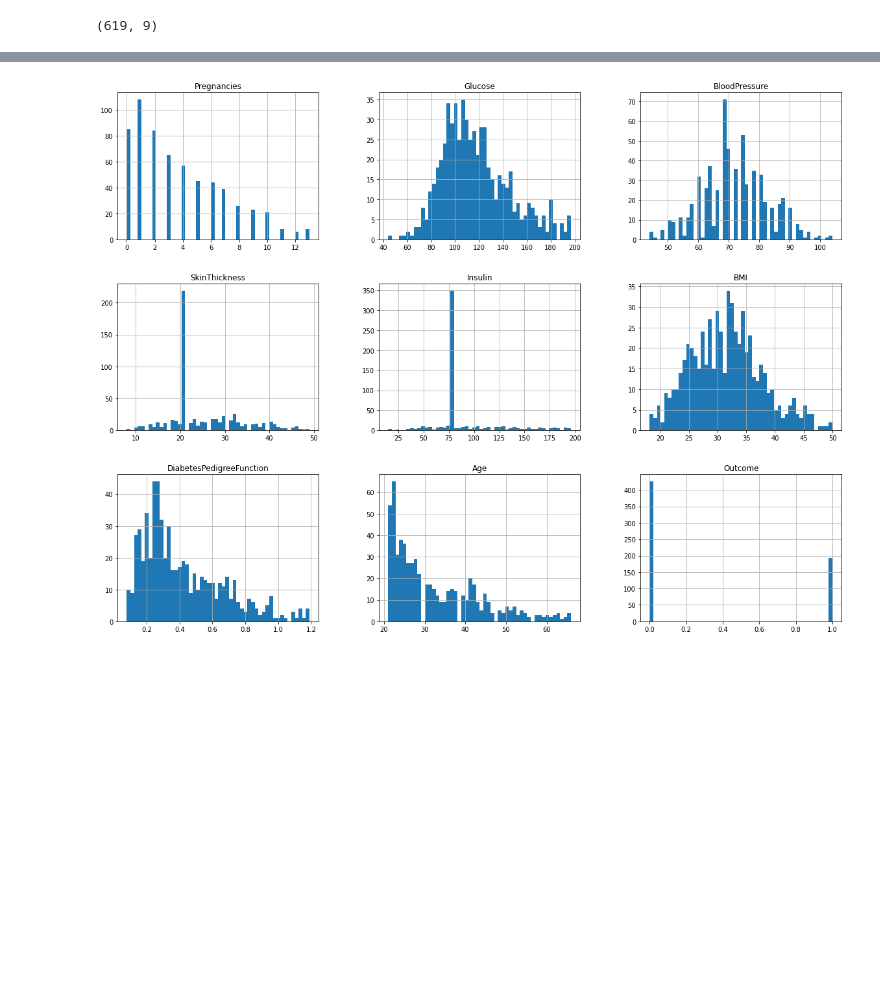
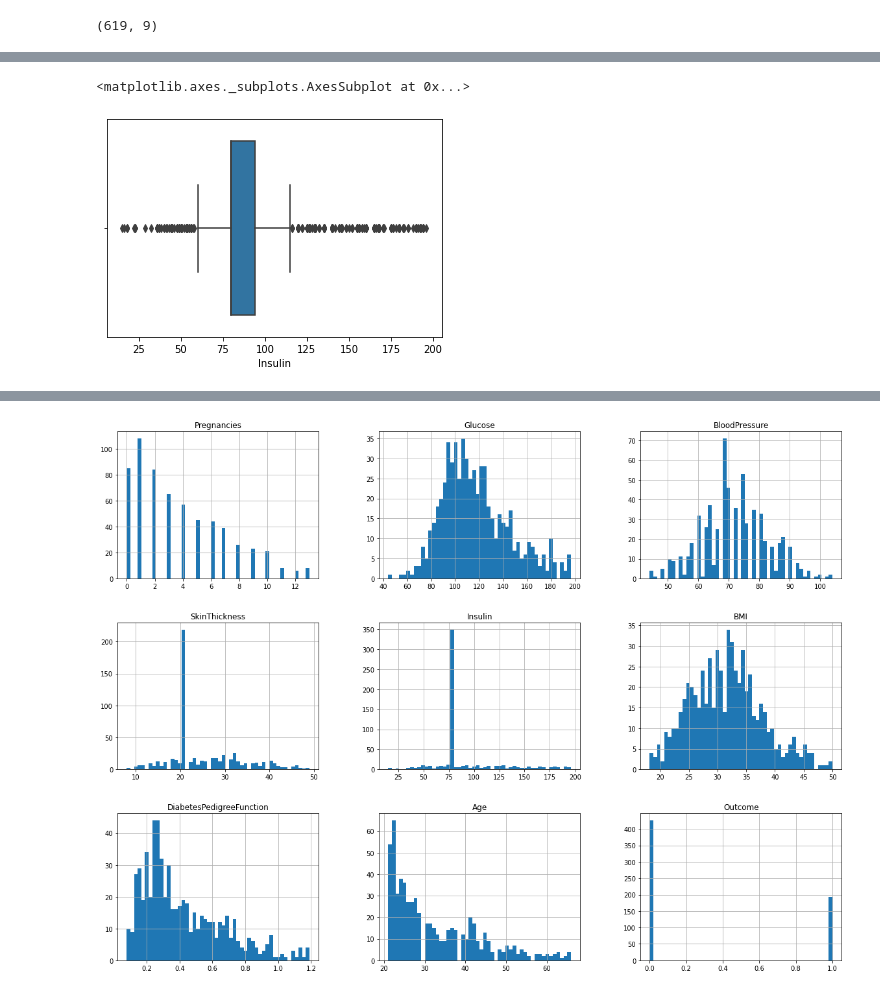
Before and after one commit to onedayxzn/Sistem-Pendeteksi-Dini-Diabetes, a Jupyter notebook: Model.ipynb, the cells around one changed output, grey strips where cells are left out. Drawn from its saved outputs; the diff is of its cells as text; code cells hidden in the pictures; blank space fills up the shorter version.

```diff
--- a/Model.ipynb
+++ b/Model.ipynb
@@ -192,0 +202,5 @@ df.shape
+# %%
+sns.boxplot(x=df['Insulin'])
+# %% [output]
+<matplotlib.axes._subplots.AxesSubplot at 0x...>
+[figure, added]
```
Also changed, not shown: parts of 9 cells of this notebook.
